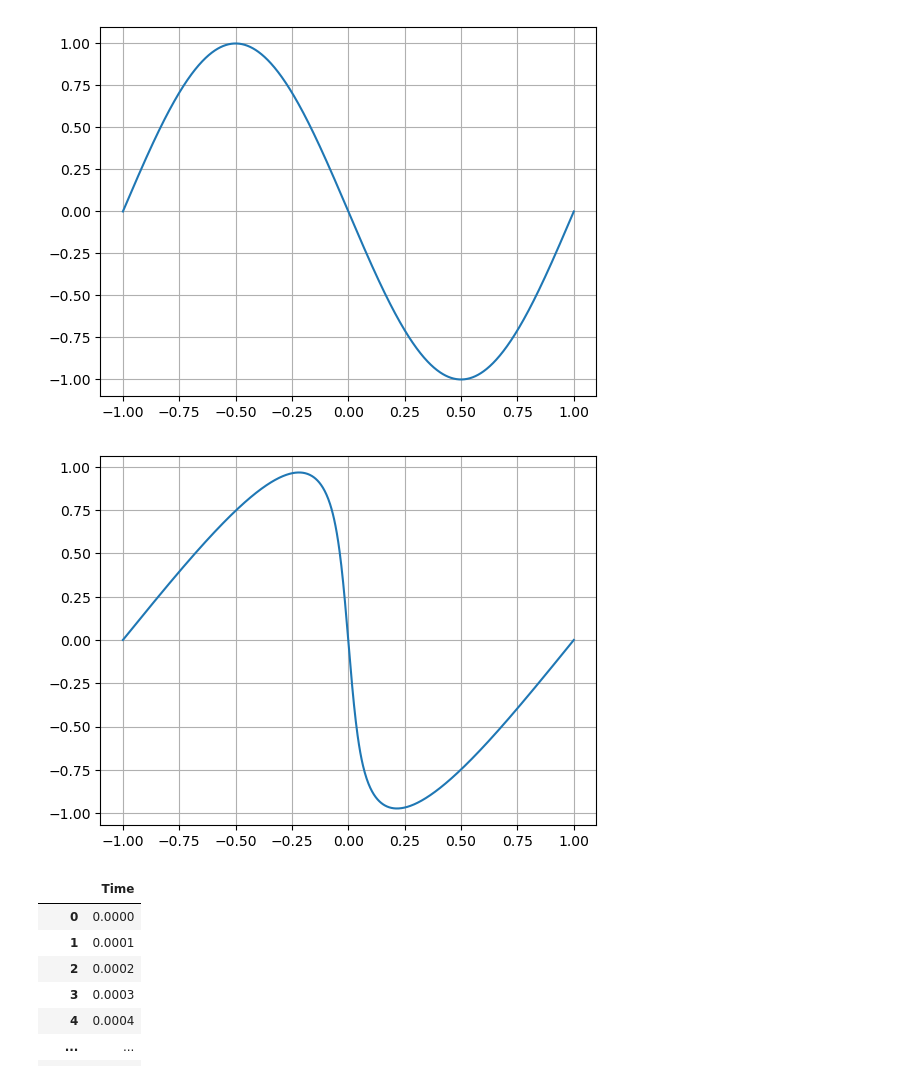
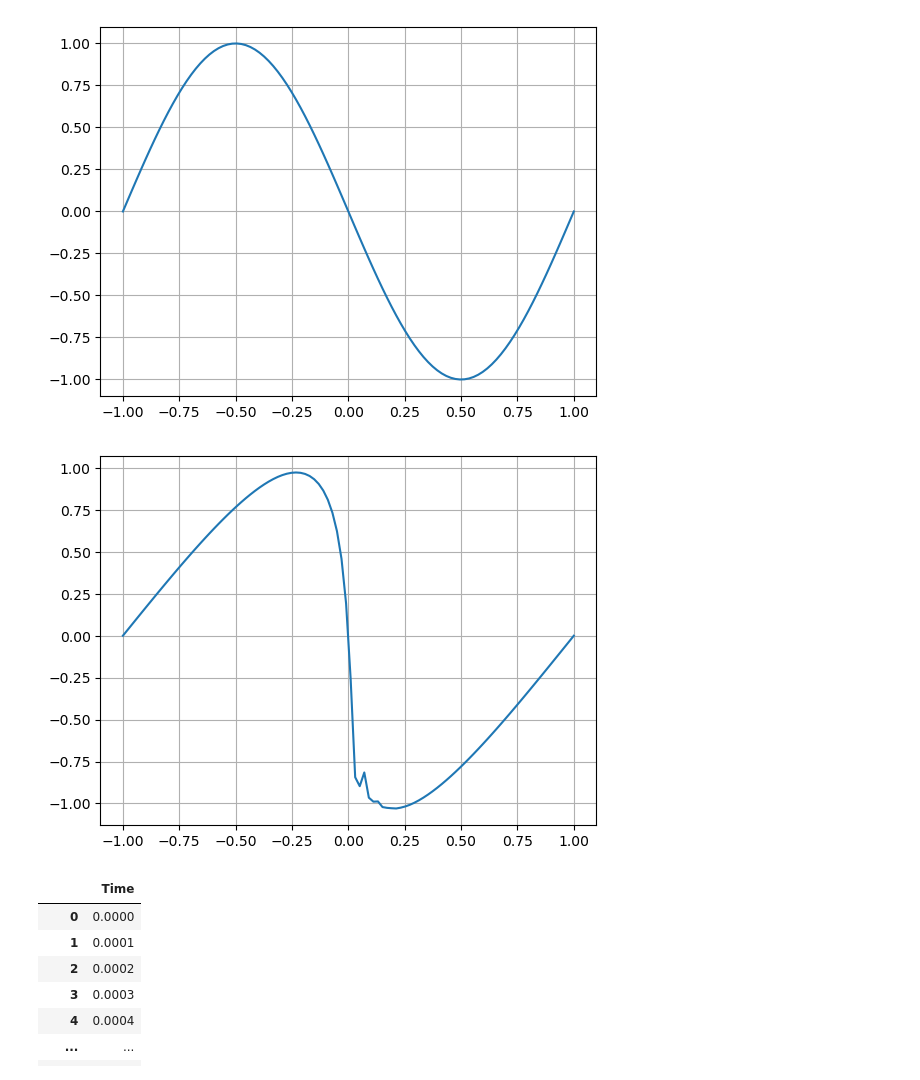
Before and after one commit to abhijeetmangela/Cylender_flow_ML, a Jupyter notebook: Burgers Equation/Burgers_data.ipynb, the cells around one changed output. Drawn from its saved outputs; the diff is of its cells as text; code cells hidden in the pictures.

```diff
--- a/Burgers Equation/Burgers_data.ipynb
+++ b/Burgers Equation/Burgers_data.ipynb
@@ -7,13 +7,13 @@ import pandas as pd
 # %% [markdown]
 ## Creating the function for extracting data.
 # %%
-num_points = 1000
+num_points = 100
 dx = 2/num_points
 x_loc = np.linspace(-1,1,num_points)
 y_loc_init = -np.sin(1*np.pi*x_loc)#  - np.sin(2*np.pi*x_loc) + np.sin(3*np.pi*x_loc)
 y_loc_init = y_loc_init/(np.max(np.abs(y_loc_init)))
 y_loc = y_loc_init.copy()
-mu = 0.01
+mu = 0.0001
 # %%
 plt.plot(x_loc,y_loc)
 plt.grid()
@@ -53,11 +56,11 @@ for i in range(len(time_loc)):
     #y_loc[0] = 0
     Y_rec[i,:] = y_loc
 # %%
-max_iter = 3000
+max_iter = 2800
 plt.plot(x_loc,Y_rec[max_iter,:])
 plt.grid()
 # %% [output]
-[figure, old version]
+[figure, new version]
 # %%
 df = pd.DataFrame()
 # %%
```
Also changed, not shown: parts of 5 cells of this notebook.
